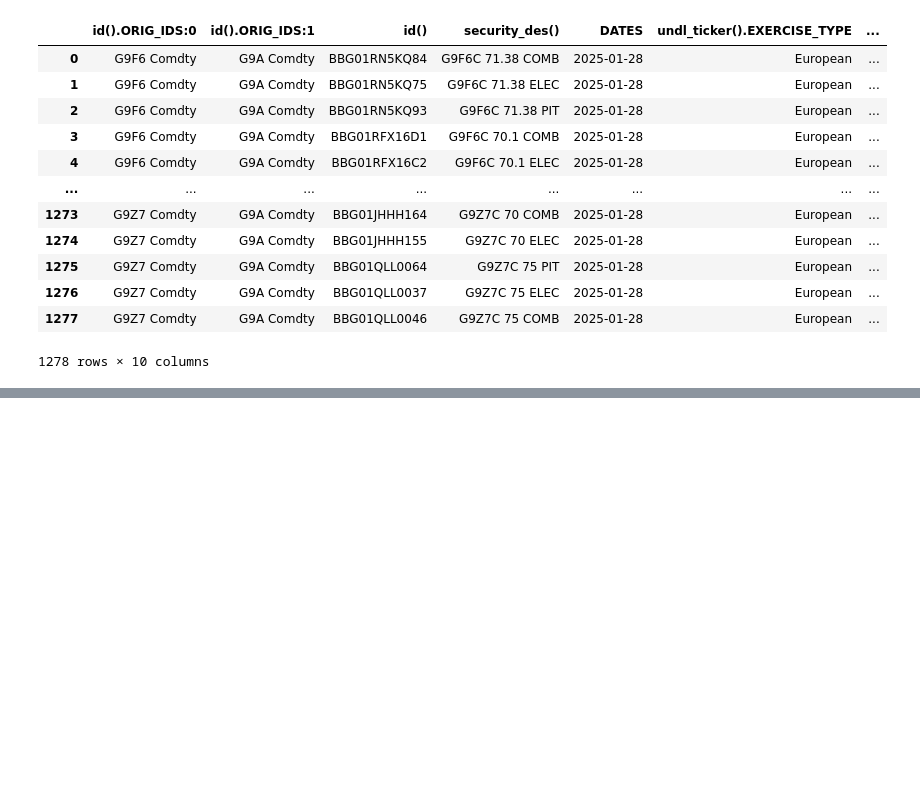
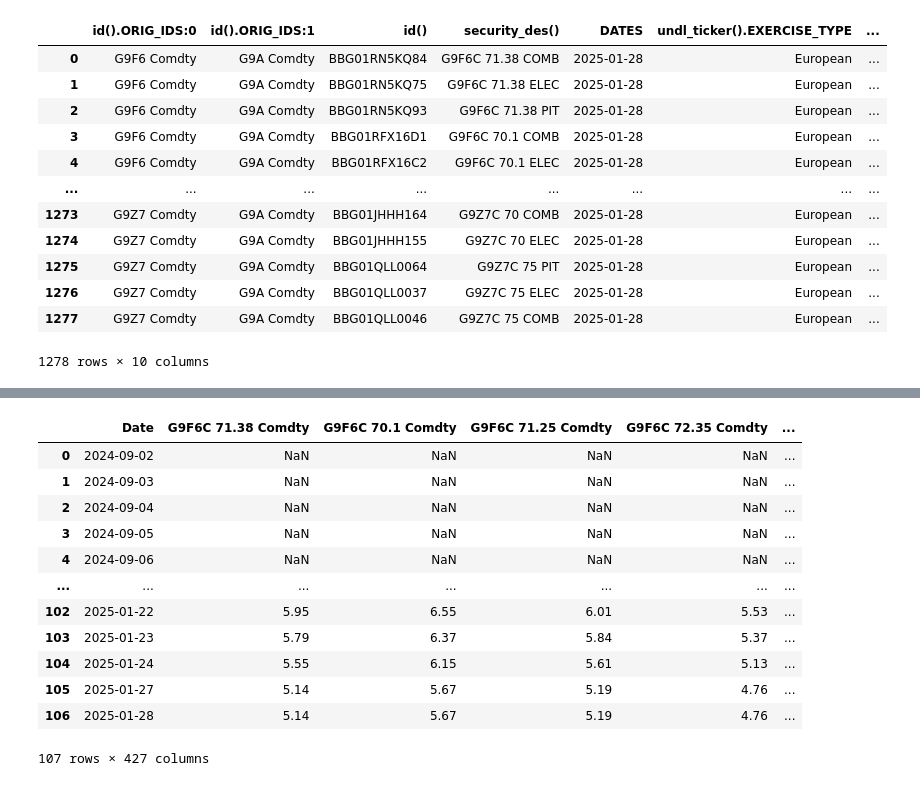
Before and after one commit to FilippoRonzino/asian-options-thesis, a Jupyter notebook: data/preprocessing.ipynb, the cells around one changed output, grey strips where cells are left out. Cells and saved outputs as stored; diff of their text form; code cells hidden in the pictures; blank space fills up the shorter version.

```diff
--- a/data/preprocessing.ipynb
+++ b/data/preprocessing.ipynb
@@ -38,0 +113,16 @@ universe
+# %%
+df_final
+# %% [output]
+|  | Date | G9F6C 71.38 Comdty | G9F6C 70.1 Comdty | G9F6C 71.25 Comdty | G9F6C 72.35 Comdty | ... |
+| 0 | 2024-09-02 | NaN | NaN | NaN | NaN | ... |
+| 1 | 2024-09-03 | NaN | NaN | NaN | NaN | ... |
+| 2 | 2024-09-04 | NaN | NaN | NaN | NaN | ... |
+| 3 | 2024-09-05 | NaN | NaN | NaN | NaN | ... |
+| 4 | 2024-09-06 | NaN | NaN | NaN | NaN | ... |
+| ... | ... | ... | ... | ... | ... | ... |
+| 102 | 2025-01-22 | 5.95 | 6.55 | 6.01 | 5.53 | ... |
+| 103 | 2025-01-23 | 5.79 | 6.37 | 5.84 | 5.37 | ... |
+| 104 | 2025-01-24 | 5.55 | 6.15 | 5.61 | 5.13 | ... |
+| 105 | 2025-01-27 | 5.14 | 5.67 | 5.19 | 4.76 | ... |
+| 106 | 2025-01-28 | 5.14 | 5.67 | 5.19 | 4.76 | ... |
+107 rows × 427 columns
```
Also changed, not shown: parts of 8 cells of this notebook.
